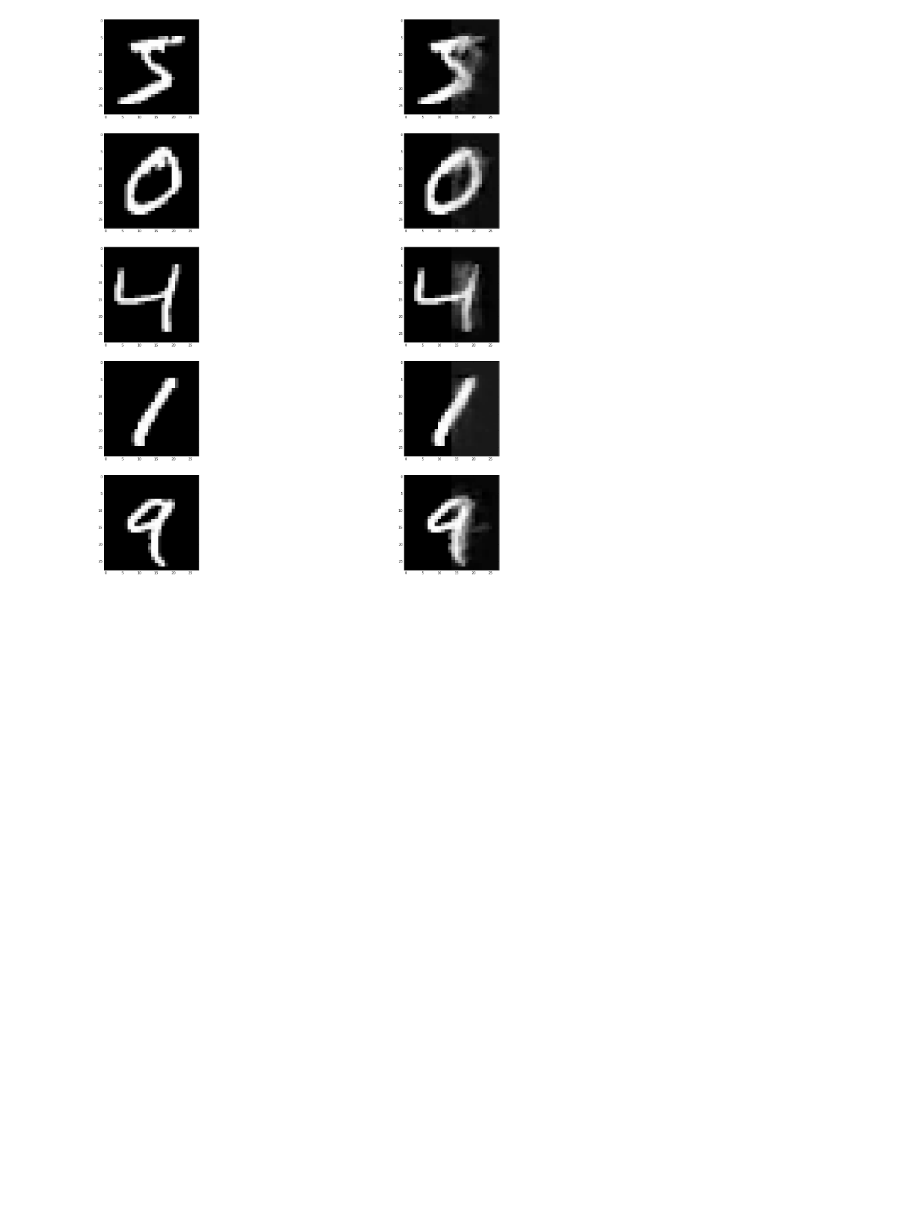
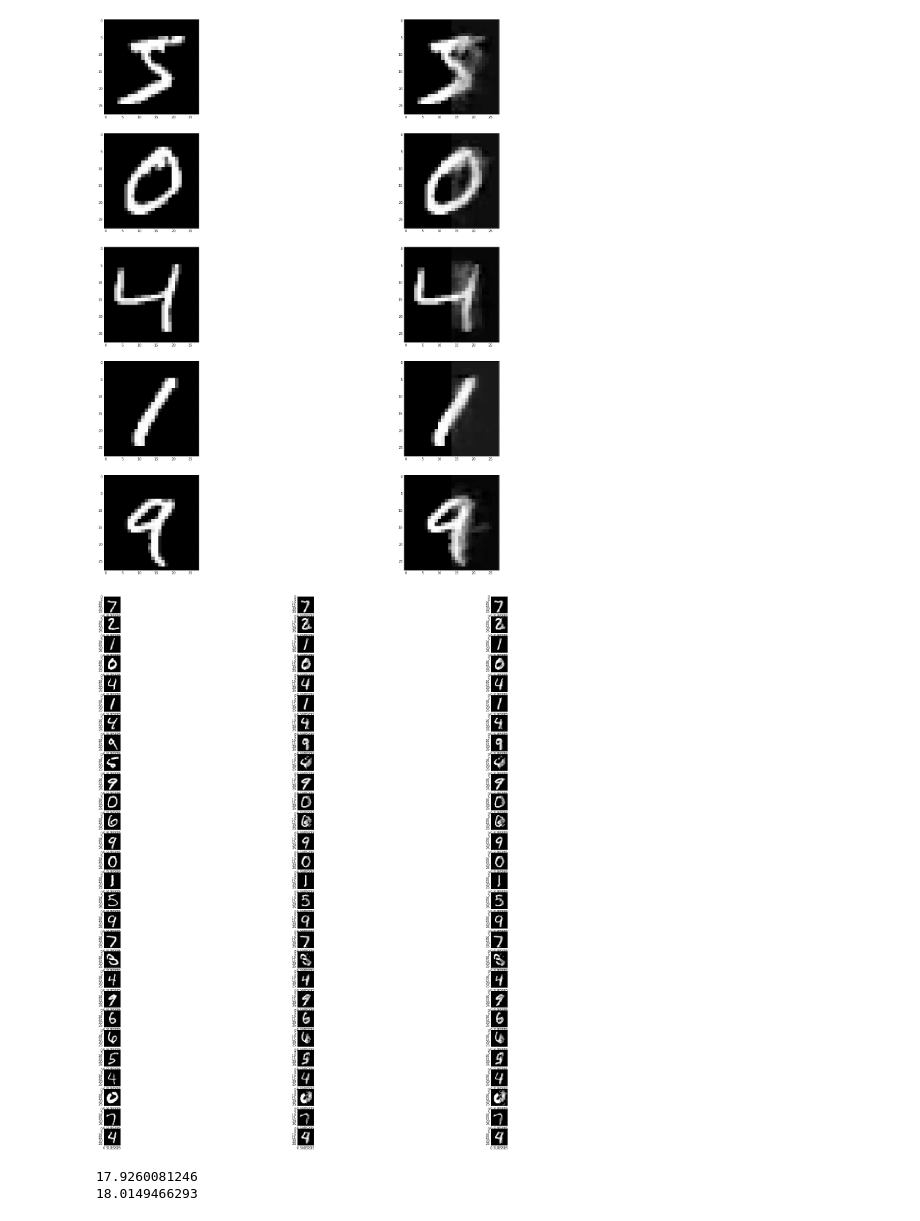
Before and after one commit to ehlemur-zz/BP, a Jupyter notebook: SOP Scratchpad.ipynb, the cells around one changed output. Cells and saved outputs as stored; diff of their text form; code cells hidden in the pictures; blank space fills up the shorter version.

```diff
--- a/SOP Scratchpad.ipynb
+++ b/SOP Scratchpad.ipynb
@@ -440,14 +440,19 @@ plot_many(MNIST_SHAPE, 2, mnist_training[:5], rr_digits_training)
 Iteration #0 d=54.4514744945
 [figure]
 # %%
-mnist_threshold = .35
+def mnist_threshold(predictions, left, threshold=.3):
+  predictions_threshold = predictions.copy()
+  predictions_threshold[predictions < threshold] = 0
+  predictions_digits = mnist_join(left, predictions_threshold)
+  return predictions_threshold, predictions_digits
 
-rrp_threshold = rrp.copy()
-rrp_threshold[rrp < mnist_threshold] = 0
+rrp_threshold, rr_digits_threshold = mnist_threshold(rrp, mnist_test_l[:100])
+rr2p_threshold, rr2_digits_threshold = mnist_threshold(rr2p, mnist_test_l[:100])
 
-rr_digits_threshold = rr_digits.copy()
-rr_digits_threshold[rr_digits < mnist_threshold] = 0
-
-plot_many(MNIST_SHAPE, 3, mnist_test[:28], rr_digits_threshold[:28], rr2_digits[:28])
+plot_many(MNIST_SHAPE, 3, mnist_test[:28], rr_digits_threshold[:28], rr2_digits_threshold[:28])
 print MSE(rrp_threshold, mnist_test_r[:100])
-print MSE(rr2p, mnist_test_r[:100])
+print MSE(rr2p_threshold, mnist_test_r[:100])
+# %% [output]
+[figure, added]
+17.9260081246
+18.0149466293
```
Also changed, not shown: parts of 2 cells of this notebook.
